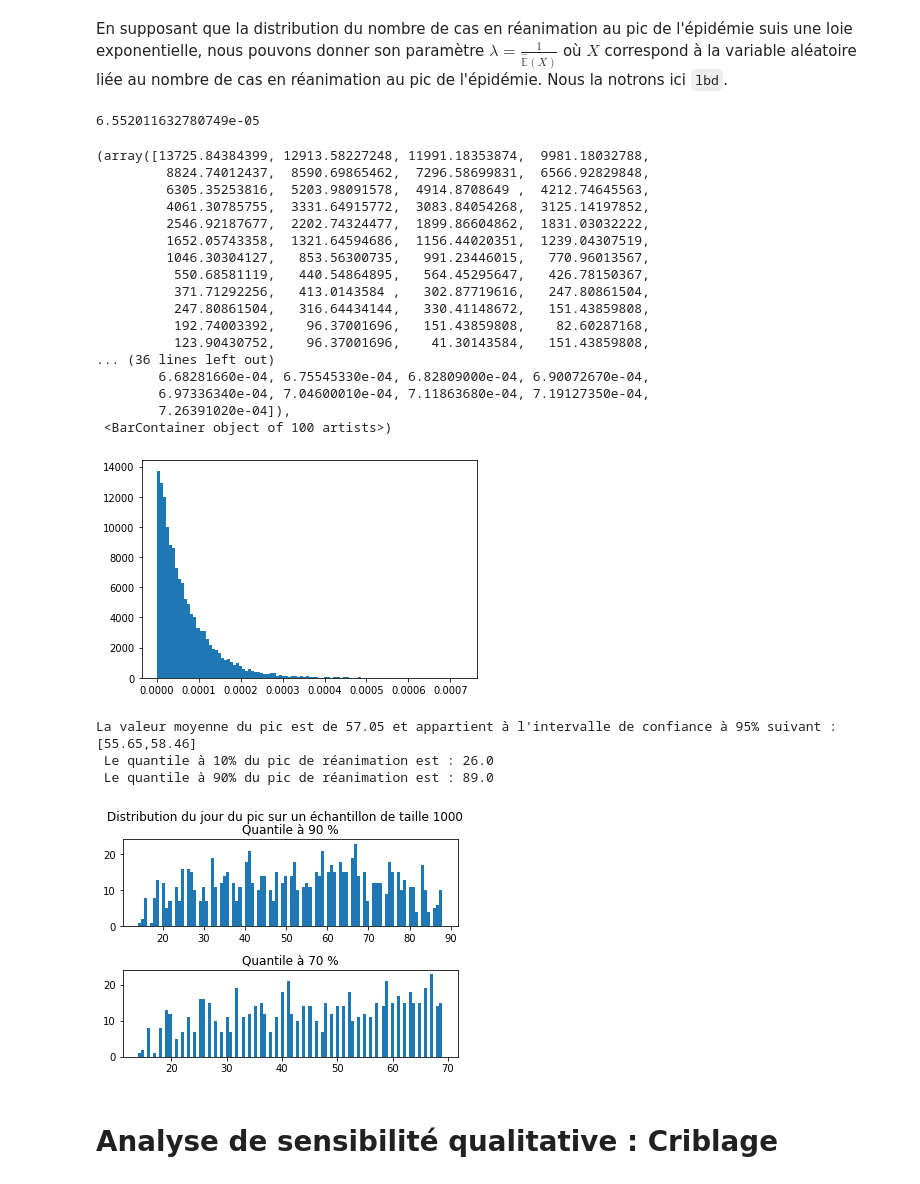
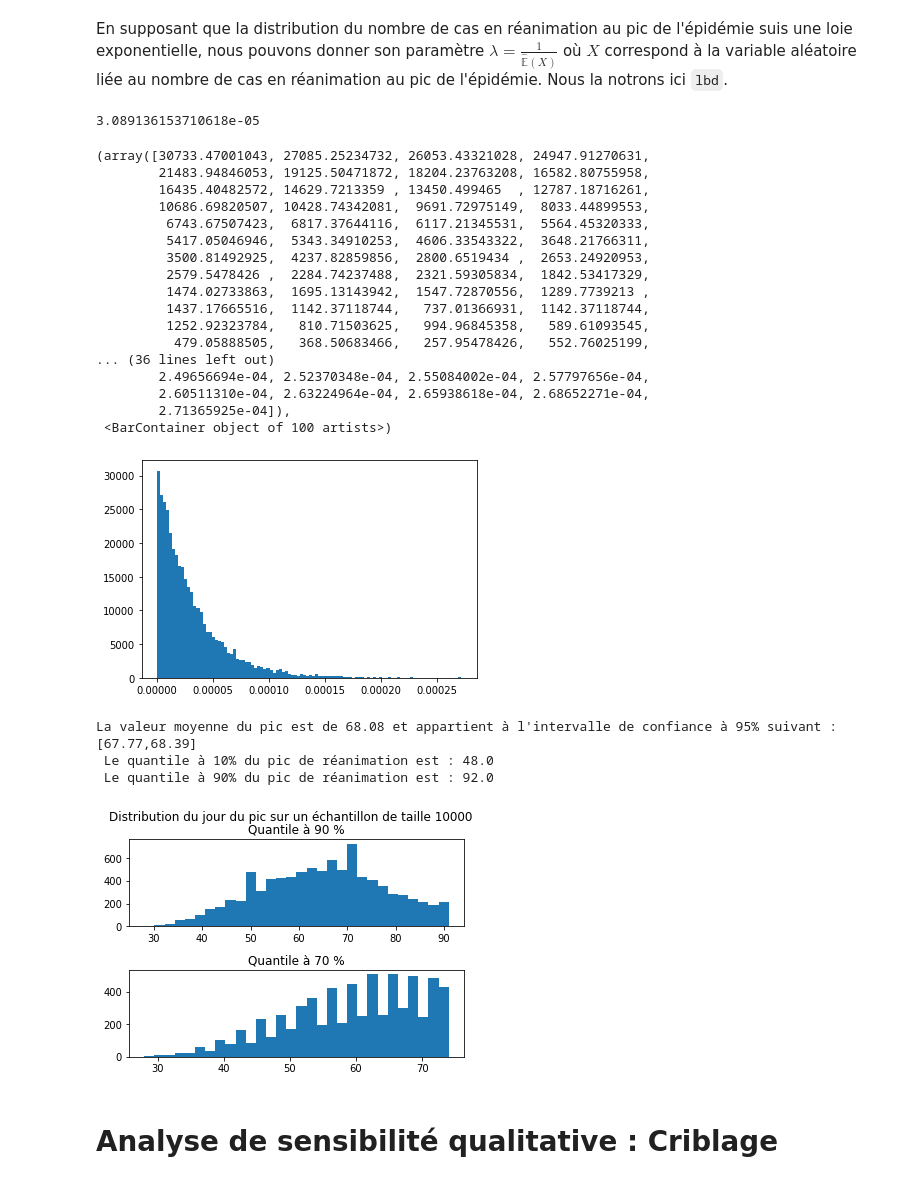
Before and after one commit to SwannChelly/MAP568, a Jupyter notebook: src/Project.ipynb, the cells around one changed output. Drawn from its saved outputs; the diff is of its cells as text; code cells hidden in the pictures.

Commit message:
correction temps

```diff
--- a/src/Project.ipynb
+++ b/src/Project.ipynb
@@ -53,7 +53,7 @@ def equa_diff(syst,temps,variables, constants):
         constants = constants
 
 
-    tau = constants['tau_0']*np.exp(-variables['mu']*max(temps-(variables['N']-variables['t_0']),0))
+    tau = constants['tau_0']*np.exp(-variables['mu']*max(temps-variables['N'],0))
     S = syst[0]
     I_moins = syst[1]
     I_plus = syst[2]
@@ -100,7 +100,7 @@ Text(0, 0.5, 'Nombre de personne en réanimation')
 # %%
 ## Implémentation de la méthode de Monte Carlo classique pour la résolution du système différentiel.
 
-M = 1000
+M = 10000
 
 def Monte_Carlo(M):
     """
@@ -123,11 +123,11 @@ def Monte_Carlo(M):
 
     """
 
-    print(f"Echantillonnage de Monte Carlo sur 10000 simulation")
+    print(f"Echantillonnage de Monte Carlo sur {M} simulations")
     peak_value,peak_day, pos = [],[], []
     pbar = ProgressBar()
     for i in pbar(range(M)):
-        variables = init_variables(global_constants = global_constants)
+        variables = init_variables(deltaT=0.1,global_constants = global_constants)
         constants = compute_constants(variables)
         syst_CI=array([global_constants['S_0'],variables['I_moins_0'],0,0,0,0,0,0,0,0])
         simulation=odeint(equa_diff,syst_CI,constants['t'], args = (variables,constants))
@@ -175,51 +175,51 @@ print(lbd)
 Y = np.random.exponential(lbd,10000)
 plt.hist(Y,bins = 100,density = True)
 # %% [output]
-6.552011632780749e-05
+3.089136153710618e-05
-(array([13725.84384399, 12913.58227248, 11991.18353874,  9981.18032788,
-         8824.74012437,  8590.69865462,  7296.58699831,  6566.92829848,
-         6305.35253816,  5203.98091578,  4914.8708649 ,  4212.74645563,
-         4061.30785755,  3331.64915772,  3083.84054268,  3125.14197852,
-         2546.92187677,  2202.74324477,  1899.86604862,  1831.03032222,
-         1652.05743358,  1321.64594686,  1156.44020351,  1239.04307519,
-         1046.30304127,   853.56300735,   991.23446015,   770.96013567,
-          550.68581119,   440.54864895,   564.45295647,   426.78150367,
-          371.71292256,   413.0143584 ,   302.87719616,   247.80861504,
-          247.80861504,   316.64434144,   330.41148672,   151.43859808,
-          192.74003392,    96.37001696,   151.43859808,    82.60287168,
-          123.90430752,    96.37001696,    41.30143584,   151.43859808,
+(array([30733.47001043, 27085.25234732, 26053.43321028, 24947.91270631,
+        21483.94846053, 19125.50471872, 18204.23763208, 16582.80755958,
+        16435.40482572, 14629.7213359 , 13450.499465  , 12787.18716261,
+        10686.69820507, 10428.74342081,  9691.72975149,  8033.44899553,
+         6743.67507423,  6817.37644116,  6117.21345531,  5564.45320333,
+         5417.05046946,  5343.34910253,  4606.33543322,  3648.21766311,
+         3500.81492925,  4237.82859856,  2800.6519434 ,  2653.24920953,
+         2579.5478426 ,  2284.74237488,  2321.59305834,  1842.53417329,
+         1474.02733863,  1695.13143942,  1547.72870556,  1289.7739213 ,
+         1437.17665516,  1142.37118744,   737.01366931,  1142.37118744,
+         1252.92323784,   810.71503625,   994.96845358,   589.61093545,
+          479.05888505,   368.50683466,   257.95478426,   552.76025199,
 ... (36 lines left out)
-        6.68281660e-04, 6.75545330e-04, 6.82809000e-04, 6.90072670e-04,
-        6.97336340e-04, 7.04600010e-04, 7.11863680e-04, 7.19127350e-04,
-        7.26391020e-04]),
+        2.49656694e-04, 2.52370348e-04, 2.55084002e-04, 2.57797656e-04,
+        2.60511310e-04, 2.63224964e-04, 2.65938618e-04, 2.68652271e-04,
+        2.71365925e-04]),
  <BarContainer object of 100 artists>)
-[figure, old version]
+[figure, new version]
 # %%
 # Loi de la date de l'épidémie.
 
 mean_day = np.mean(peak_day)
 var_day  = np.var(peak_day)
 q_10_day = np.quantile(peak_day, 0.1, axis = None)
 q_70_day = np.quantile(peak_day, 0.7, axis = None)
 q_90_day = np.quantile(peak_day, 0.9, axis = None)
 print(f"La valeur moyenne du pic est de {round(mean_day,2)} et appartient à l'intervalle de confiance à 95% suivant : [{max(0,round(mean_day-1.96*np.sqrt(var_day/M),2))},{round(mean_day+1.96*np.sqrt(var_day/M),2)}] ")
 print(f" Le quantile à 10% du pic de réanimation est : {q_10_day}")
 print(f" Le quantile à 90% du pic de réanimation est : {q_90_day}")
 
 # Compte tenu de la valeur du quantile à 90% nous tronquons donc la liste par soucis de visibilité.
 
 fig, axs = plt.subplots(2)
 fig.suptitle(f"Distribution du jour du pic sur un échantillon de taille {M}")
-axs[0].hist([day for day in peak_day if day < q_90_day], bins = 100)
+axs[0].hist([day for day in peak_day if day < q_90_day], bins = 30)
 axs[0].set_title('Quantile à 90 %')
-axs[1].hist([day for day in peak_day if day < q_70_day], bins = 100)
+axs[1].hist([day for day in peak_day if day < q_70_day], bins = 30)
 axs[1].set_title('Quantile à 70 %')
 plt.subplots_adjust(hspace=0.5)
 # %% [output]
-La valeur moyenne du pic est de 57.05 et appartient à l'intervalle de confiance à 95% suivant : [55.65,58.46]
- Le quantile à 10% du pic de réanimation est : 26.0
- Le quantile à 90% du pic de réanimation est : 89.0
+La valeur moyenne du pic est de 68.08 et appartient à l'intervalle de confiance à 95% suivant : [67.77,68.39]
+ Le quantile à 10% du pic de réanimation est : 48.0
+ Le quantile à 90% du pic de réanimation est : 92.0
-[figure, old version]
+[figure, new version]
 # %% [markdown]
 # Analyse de sensibilité qualitative : Criblage
 # %%
```
Also changed, not shown: parts of 5 cells of this notebook, 1 other file.
